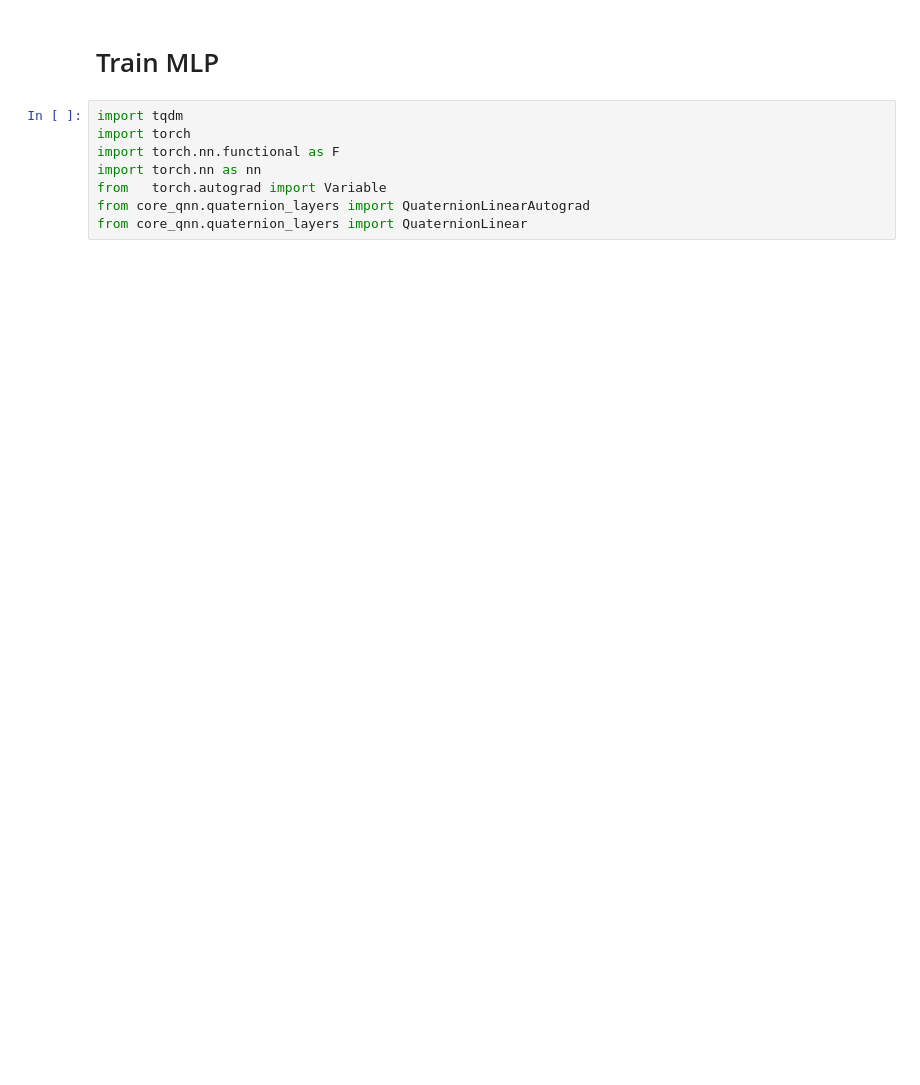
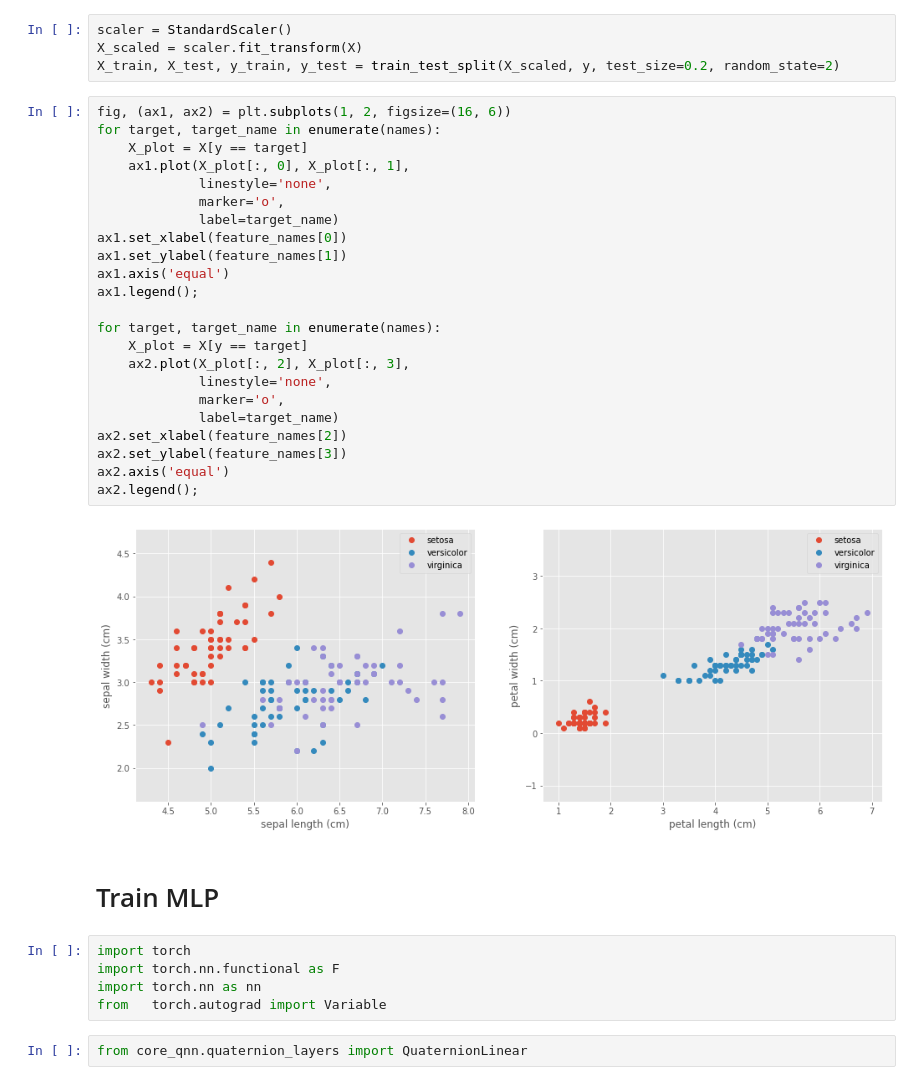
Before and after one commit to singhsukhendra/quaternion_neurons, a Jupyter notebook: quaternion_neuron.ipynb, the cells around one changed output. Saved outputs shown, nothing was run; the diff lists cells and outputs as text; blank space fills up the shorter version.

```diff
--- a/quaternion_neuron.ipynb
+++ b/quaternion_neuron.ipynb
@@ -39,13 +44,41 @@ plt.style.use('ggplot')
+# %%
+scaler = StandardScaler()
+X_scaled = scaler.fit_transform(X)
+X_train, X_test, y_train, y_test = train_test_split(X_scaled, y, test_size=0.2, random_state=2)
+# %%
+fig, (ax1, ax2) = plt.subplots(1, 2, figsize=(16, 6))
+for target, target_name in enumerate(names):
+    X_plot = X[y == target]
+    ax1.plot(X_plot[:, 0], X_plot[:, 1],
+             linestyle='none',
+             marker='o',
+             label=target_name)
+ax1.set_xlabel(feature_names[0])
+ax1.set_ylabel(feature_names[1])
+ax1.axis('equal')
+ax1.legend();
+
+for target, target_name in enumerate(names):
+    X_plot = X[y == target]
+    ax2.plot(X_plot[:, 2], X_plot[:, 3],
+             linestyle='none',
+             marker='o',
+             label=target_name)
+ax2.set_xlabel(feature_names[2])
+ax2.set_ylabel(feature_names[3])
+ax2.axis('equal')
+ax2.legend();
+# %% [output]
+[figure, added]
 # %% [markdown]
 # Train MLP
 # %%
-import tqdm
 import torch
 import torch.nn.functional as F
 import torch.nn as nn
 from   torch.autograd import Variable
-from core_qnn.quaternion_layers import QuaternionLinearAutograd
-from core_qnn.quaternion_layers import QuaternionLinear
+# %%
+from core_qnn.quaternion_layers import QuaternionLinear
 # %%
 class Model(nn.Module):
     def __init__(self, input_dim):
```
Also changed, not shown: parts of 43 cells of this notebook.
